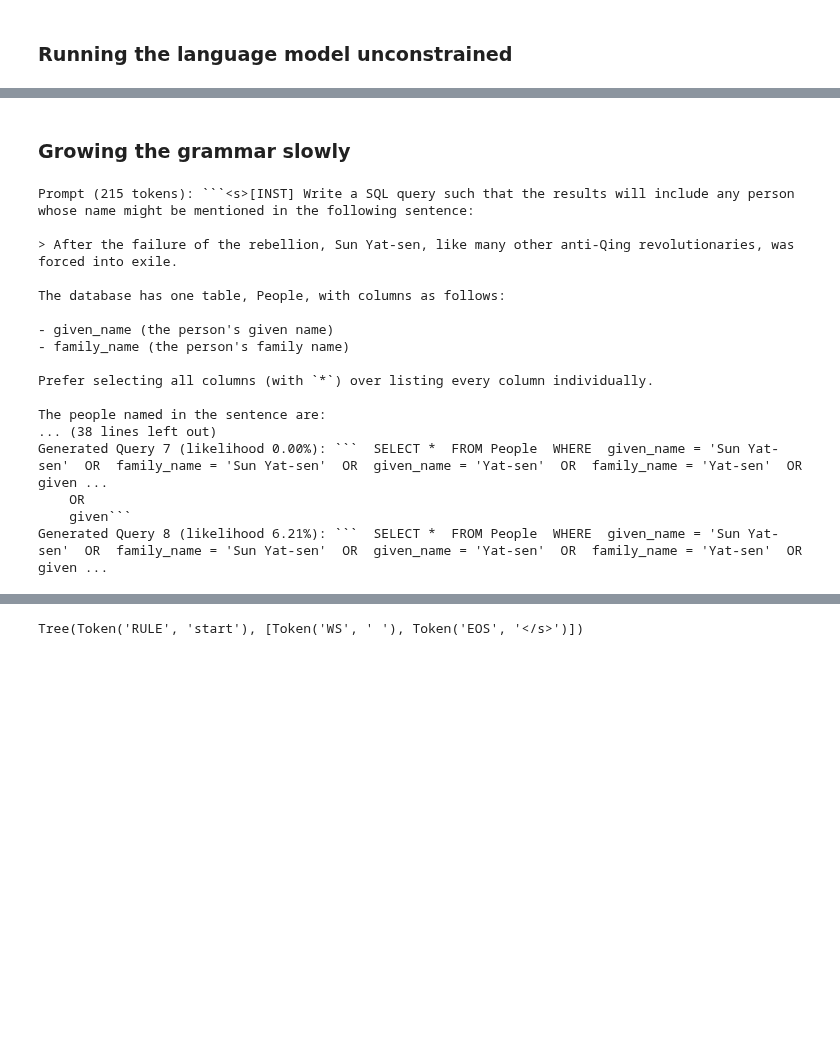
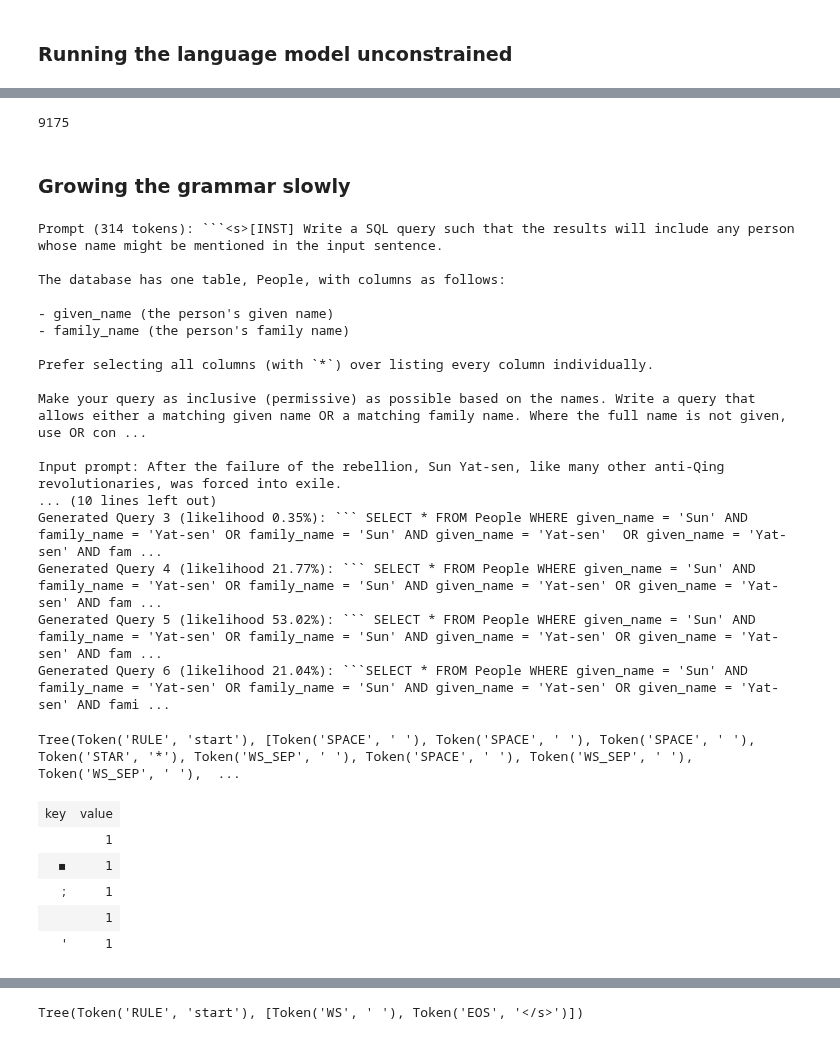
Before and after one commit to chi-collective/genparse, a Jupyter notebook: notes/sentence_to_sql/demo.ipynb, the cells around one changed output, grey strips where cells are left out. Cells and saved outputs as stored; diff of their text form; code cells hidden in the pictures; blank space fills up the shorter version.

````diff
--- a/notes/sentence_to_sql/demo.ipynb
+++ b/notes/sentence_to_sql/demo.ipynb
@@ -352,17 +369,22 @@ Note that this query will retrieve any person whose name might be mentioned in t
+# %%
+del model
+gc.collect()
+# %% [output]
+9175
 # %% [markdown]
 ### Growing the grammar slowly
 # %%
 smallgrammar = r'''
-start: SPACE* "SELECT" SPACE+ STAR WS_SEP "FROM" SPACE+ "People" WS_SEP "WHERE" WS_SEP bool_condition_people (";" [EOS] | EOS)
-EOS: "</s>"
+start: SPACE* "SELECT" SPACE+ STAR WS_SEP "FROM" SPACE+ "People" WS_SEP "WHERE" WS_SEP bool_condition_people SPACE? (";" [EOS] | EOS)
+EOS: "▪"
 
 from_expr_people: "People"
 
 //bool_condition_people: bool_expr_people | bool_condition_people WS_SEP "OR" WS_SEP bool_condition_people | bool_condition_people WS_SEP "AND" WS_SEP bool_condition_people | "(" (NL? SPACE*) bool_condition_people (NL? SPACE*) ")"
-bool_condition_people: and_expr_people
+bool_condition_people: bool_expr_people [WS_SEP ("AND" | "OR") WS_SEP bool_expr_people]*
 and_expr_people: or_expr_people | "(" NL? SPACE* or_expr_people NL? SPACE* ")" WS_SEP ( "AND" WS_SEP "(" NL? SPACE* or_expr_people NL? SPACE* ")" )+
 or_expr_people: bool_expr_people | bool_expr_people WS_SEP "OR" WS_SEP or_expr_people
-bool_expr_people: people_column SPACE* "=" SPACE* STRING | people_column SPACE+ "LIKE" SPACE+ STRING
+bool_expr_people: people_column SPACE* "=" SPACE* STRING # | people_column SPACE+ "LIKE" SPACE+ STRING
 
 people_column: _given_name | _family_name
 _given_name: "given_name"
@@ -395,9 +417,11 @@
 
 
 # ignored top_p=0.95
-server_inference_params = {'model_name': 'codellama', 'max_tokens': 256, 'n_particles': 15, 'temperature': .8, 'grammar': smallgrammar}
+server_inference_params = {'model_name': 'codellama', 'max_tokens': 64, 'n_particles': 15, 'temperature': .8, 'grammar': smallgrammar}
 response = run_inference_server(prompt, **server_inference_params)
 try:
+    #   SELECT * FROM People WHERE "given_name" = 'Sun' AND "family_name" = 'Yat-sen'
+    # OR "family_name" = 'Sun' AND "given_name" = 'Yat-sen'
     data = response.json()
     for i, (query, likelihood) in enumerate(data['posterior'].items(), start=1):
         print(f'Generated Query {i} (likelihood {100 * likelihood:.2f}%): ```{query}```')
@@ -405,9 +429,7 @@ except json.JSONDecodeError:
     print(response.status_code)
     print(response.text)
 # %% [output]
-Prompt (215 tokens): ```<s>[INST] Write a SQL query such that the results will include any person whose name might be mentioned in the following sentence:
-
-> After the failure of the rebellion, Sun Yat-sen, like many other anti-Qing revolutionaries, was forced into exile.
+Prompt (314 tokens): ```<s>[INST] Write a SQL query such that the results will include any person whose name might be mentioned in the input sentence.
 
 The database has one table, People, with columns as follows:
 
@@ -416,11 +438,40 @@ The database has one table, People, with columns as follows:
 
 Prefer selecting all columns (with `*`) over listing every column individually.
 
-The people named in the sentence are:
-... (38 lines left out)
-Generated Query 7 (likelihood 0.00%): ```  SELECT *  FROM People  WHERE  given_name = 'Sun Yat-sen'  OR  family_name = 'Sun Yat-sen'  OR  given_name = 'Yat-sen'  OR  family_name = 'Yat-sen'  OR  given ...
-    OR
-    given```
-Generated Query 8 (likelihood 6.21%): ```  SELECT *  FROM People  WHERE  given_name = 'Sun Yat-sen'  OR  family_name = 'Sun Yat-sen'  OR  given_name = 'Yat-sen'  OR  family_name = 'Yat-sen'  OR  given ...
+Make your query as inclusive (permissive) as possible based on the names. Write a query that allows either a matching given name OR a matching family name. Where the full name is not given, use OR con ...
+
+Input prompt: After the failure of the rebellion, Sun Yat-sen, like many other anti-Qing revolutionaries, was forced into exile.
+... (10 lines left out)
+Generated Query 3 (likelihood 0.35%): ``` SELECT * FROM People WHERE given_name = 'Sun' AND family_name = 'Yat-sen' OR family_name = 'Sun' AND given_name = 'Yat-sen'  OR given_name = 'Yat-sen' AND fam ...
+Generated Query 4 (likelihood 21.77%): ``` SELECT * FROM People WHERE given_name = 'Sun' AND family_name = 'Yat-sen' OR family_name = 'Sun' AND given_name = 'Yat-sen' OR given_name = 'Yat-sen' AND fam ...
+Generated Query 5 (likelihood 53.02%): ``` SELECT * FROM People WHERE given_name = 'Sun' AND family_name = 'Yat-sen' OR family_name = 'Sun' AND given_name = 'Yat-sen' OR given_name = 'Yat-sen' AND fam ...
+Generated Query 6 (likelihood 21.04%): ```SELECT * FROM People WHERE given_name = 'Sun' AND family_name = 'Yat-sen' OR family_name = 'Sun' AND given_name = 'Yat-sen' OR given_name = 'Yat-sen' AND fami ...
+# %%
+import lark
+import re
+parser = lark.Lark(smallgrammar)
+parser.parse("  SELECT * FROM People WHERE given_name = 'Sun' AND family_name = 'Yat-sen' OR family_name = 'Sun' AND given_name = 'Yat-sen'▪")
+# %% [output]
+Tree(Token('RULE', 'start'), [Token('SPACE', ' '), Token('SPACE', ' '), Token('SPACE', ' '), Token('STAR', '*'), Token('WS_SEP', ' '), Token('SPACE', ' '), Token('WS_SEP', ' '), Token('WS_SEP', ' '),  ...
+# %%
+from genparse.util import LarkStuff
+from genparse import BoolCFGLM
+def make_guide(grammar_string):
+    try:
+        lark = LarkStuff(grammar_string)
+    except Exception as e:
+        raise ValueError(f"Lark error : {e}")
+    return BoolCFGLM(lark.char_cfg())
+
+guide = make_guide(smallgrammar)
+guide.p_next("  SELECT * FROM People WHERE given_name = 'Sun' AND family_name = 'Yat-sen' OR family_name = 'Sun' AND given_name = 'Yat-sen'")
+#guide.eos
+# %% [output]
+| key | value |
+|  | 1 |
+| ▪ | 1 |
+| ; | 1 |
+|  | 1 |
+| ' | 1 |
 # %%
 import lark
````
Also changed, not shown: parts of 6 cells of this notebook.
